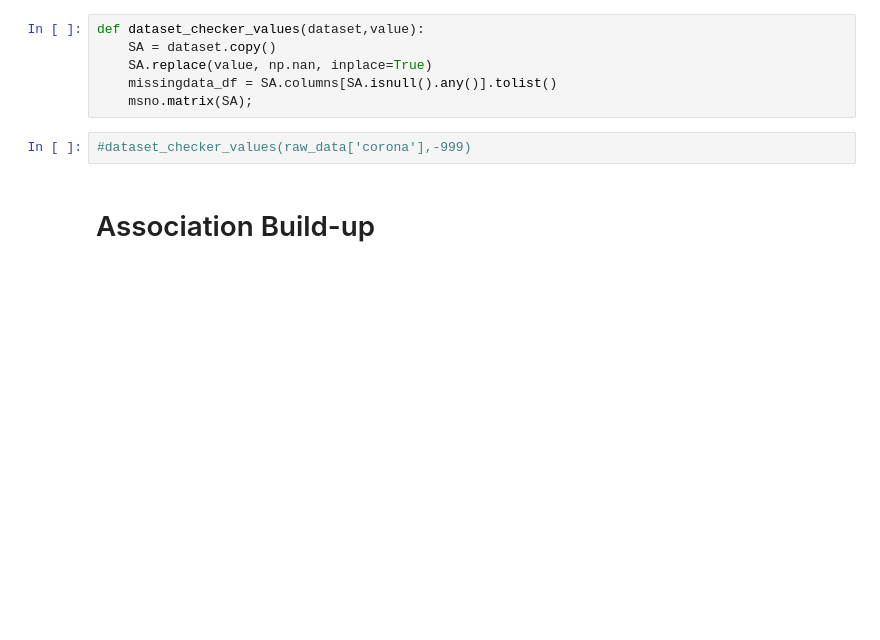
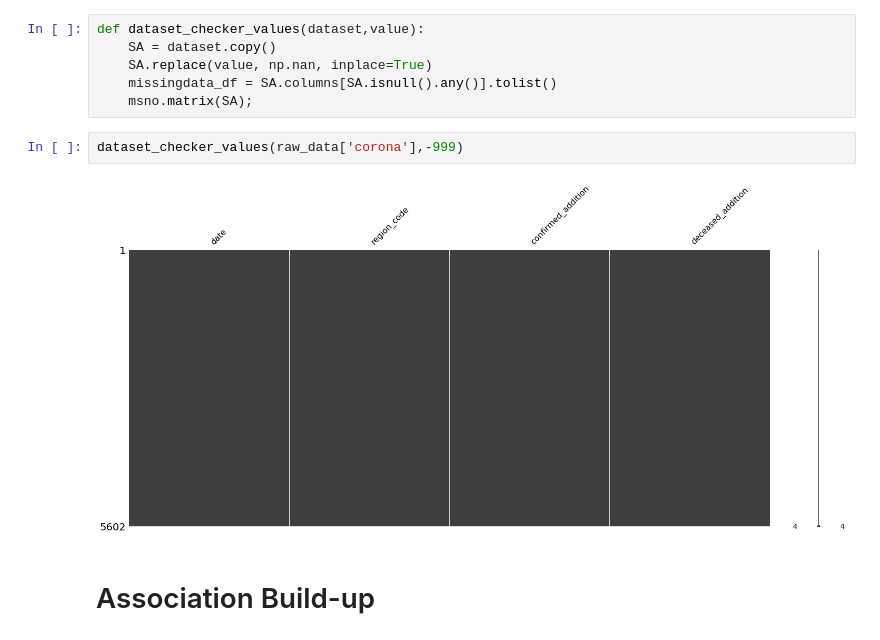
Before and after one commit to Florian335/fyp2021p02g10, a Jupyter notebook: Notebooks/Project2_florian.ipynb, the cells around one changed output. Drawn from its saved outputs; the diff is of its cells as text; blank space fills up the shorter version.

```diff
--- a/Notebooks/Project2_florian.ipynb
+++ b/Notebooks/Project2_florian.ipynb
@@ -69,7 +88,9 @@ def dataset_checker_values(dataset,value):
     missingdata_df = SA.columns[SA.isnull().any()].tolist()
     msno.matrix(SA);
 # %%
-#dataset_checker_values(raw_data['corona'],-999)
+dataset_checker_values(raw_data['corona'],-999)
+# %% [output]
+[figure, added]
 # %% [markdown]
 # Association Build-up
 # %%
```
Also changed, not shown: parts of 14 cells of this notebook.
